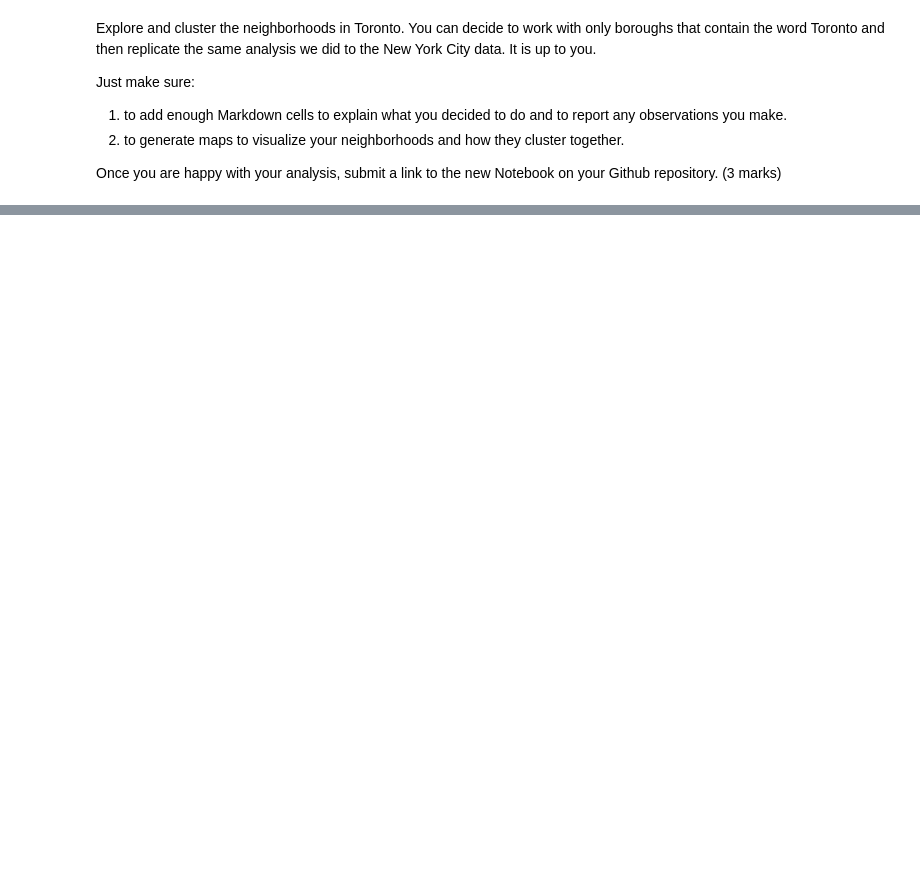
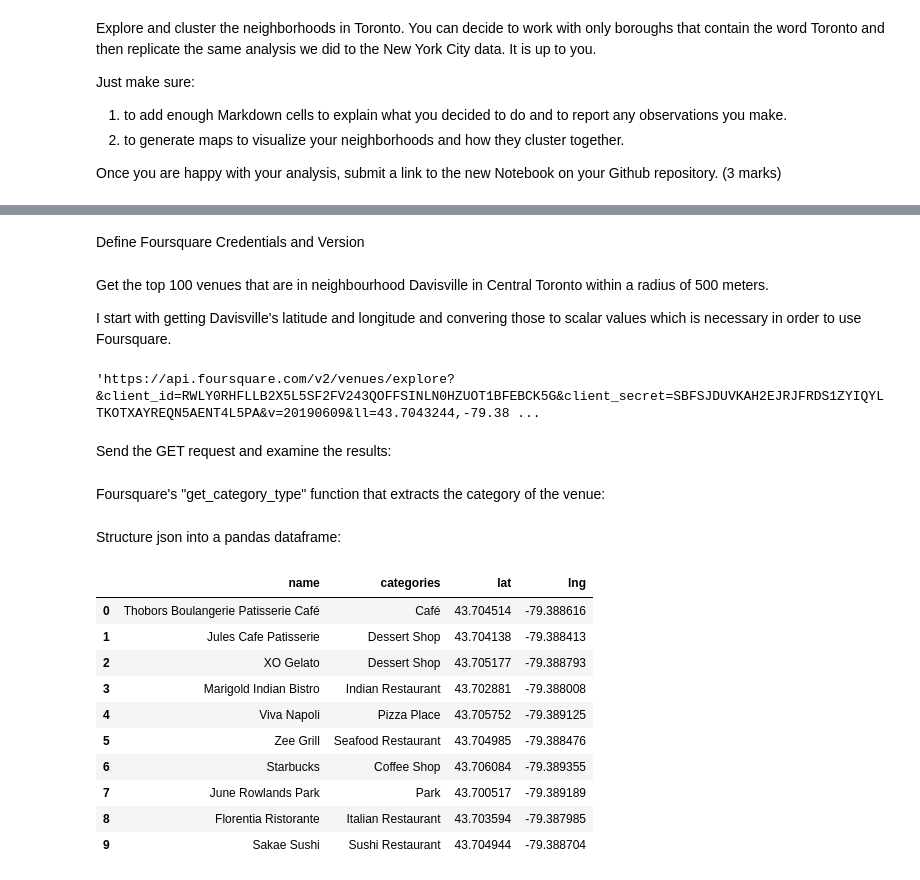
Before and after one commit to OxanaFalk/Coursera_Capstone, a Jupyter notebook: Assignment week 3, notebook 3 of 3.ipynb, the cells around one changed output, grey strips where cells are left out. Cells and saved outputs as stored; diff of their text form; code cells hidden in the pictures; blank space fills up the shorter version.

```diff
--- a/Assignment week 3, notebook 3 of 3.ipynb
+++ b/Assignment week 3, notebook 3 of 3.ipynb
@@ -74,0 +180,2 @@ Once you are happy with your analysis, submit a link to the new Notebook on your
+# %% [markdown]
+Define Foursquare Credentials and Version
@@ -74,0 +186,4 @@ Once you are happy with your analysis, submit a link to the new Notebook on your
+# %% [markdown]
+Get the top 100 venues that are in neighbourhood Davisville in Central Toronto within a radius of 500 meters.
+
+I start with getting Davisville's latitude and longitude and convering those to scalar values which is necessary in order to use Foursquare.
@@ -74,0 +194,64 @@ Once you are happy with your analysis, submit a link to the new Notebook on your
+# %%
+# type your answer here
+LIMIT = 100 # limit of number of venues returned by Foursquare API
+radius = 500 # define radius
+# create URL
+url = 'https://api.foursquare.com/v2/venues/explore?&client_id={}&client_secret={}&v={}&ll={},{}&radius={}&limit={}'.format(
+    CLIENT_ID,
+    CLIENT_SECRET,
+    VERSION,
+    davisville_lat,
+    davisville_long,
+    radius,
+    LIMIT)
+url
+# %% [output]
+'https://api.foursquare.com/v2/venues/explore?&client_id=RWLY0RHFLLB2X5L5SF2FV243QOFFSINLN0HZUOT1BFEBCK5G&client_secret=SBFSJDUVKAH2EJRJFRDS1ZYIQYLTKOTXAYREQN5AENT4L5PA&v=20190609&ll=43.7043244,-79.38 ...
+# %% [markdown]
+Send the GET request and examine the results:
+# %%
+results = requests.get(url).json()
+#results
+# %% [markdown]
+Foursquare's "get_category_type" function that extracts the category of the venue:
+# %%
+def get_category_type(row):
+    try:
+        categories_list = row['categories']
+    except:
+        categories_list = row['venue.categories']
+
+    if len(categories_list) == 0:
+        return None
+    else:
+        return categories_list[0]['name']
+# %% [markdown]
+Structure json into a pandas dataframe:
+# %%
+venues = results['response']['groups'][0]['items']
+
+nearby_venues = json_normalize(venues) # flatten JSON
+
+# filter columns
+filtered_columns = ['venue.name', 'venue.categories', 'venue.location.lat', 'venue.location.lng']
+nearby_venues =nearby_venues.loc[:, filtered_columns]
+
+# filter the category for each row
+nearby_venues['venue.categories'] = nearby_venues.apply(get_category_type, axis=1)
+
+# clean columns
+nearby_venues.columns = [col.split(".")[-1] for col in nearby_venues.columns]
+
+nearby_venues.head(10)
+# %% [output]
+|  | name | categories | lat | lng |
+| 0 | Thobors Boulangerie Patisserie Café | Café | 43.704514 | -79.388616 |
+| 1 | Jules Cafe Patisserie | Dessert Shop | 43.704138 | -79.388413 |
+| 2 | XO Gelato | Dessert Shop | 43.705177 | -79.388793 |
+| 3 | Marigold Indian Bistro | Indian Restaurant | 43.702881 | -79.388008 |
+| 4 | Viva Napoli | Pizza Place | 43.705752 | -79.389125 |
+| 5 | Zee Grill | Seafood Restaurant | 43.704985 | -79.388476 |
+| 6 | Starbucks | Coffee Shop | 43.706084 | -79.389355 |
+| 7 | June Rowlands Park | Park | 43.700517 | -79.389189 |
+| 8 | Florentia Ristorante | Italian Restaurant | 43.703594 | -79.387985 |
+| 9 | Sakae Sushi | Sushi Restaurant | 43.704944 | -79.388704 |
```
Also changed, not shown: parts of 11 cells of this notebook.
